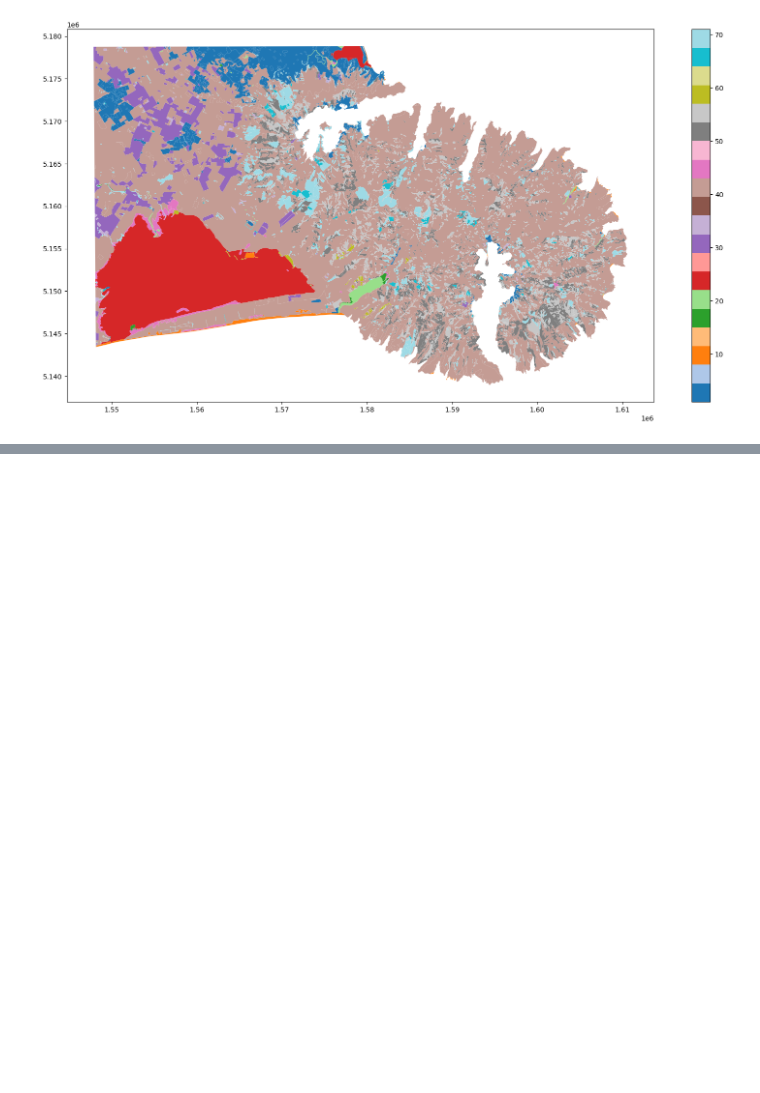
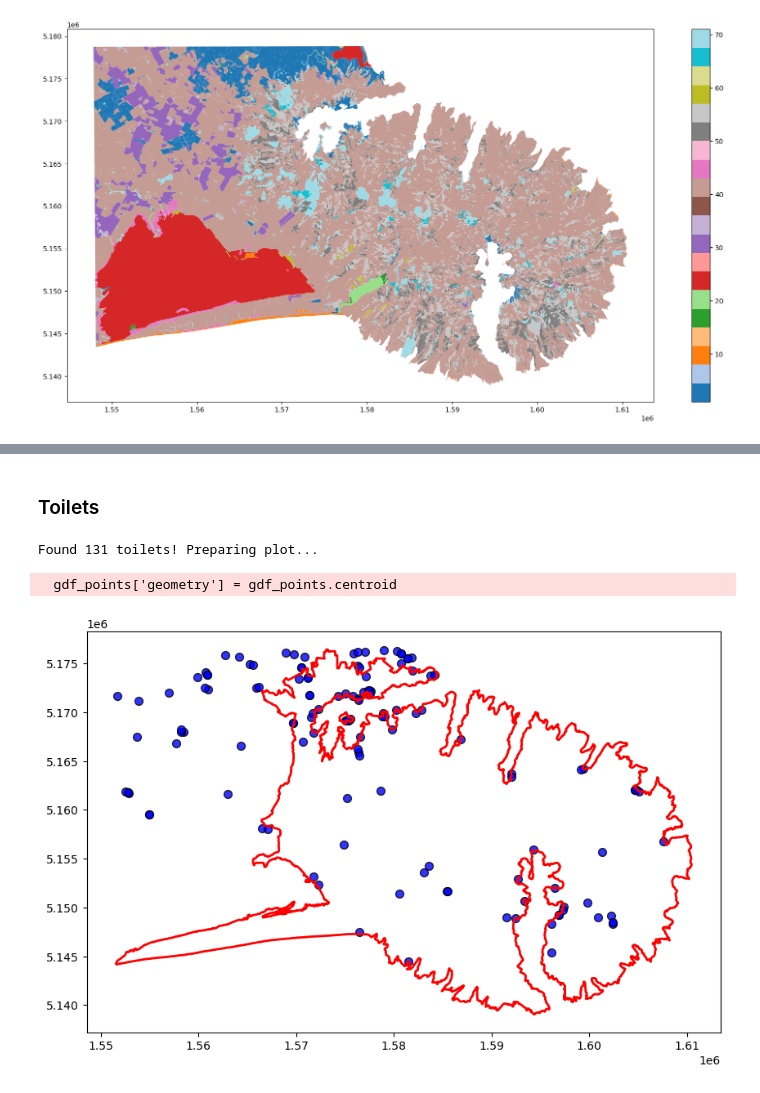
Before and after one commit to MaxwellBusby/banks-peninsula-organic-data-processing, a Jupyter notebook: GWR_Preprocessing.ipynb, the cells around one changed output, grey strips where cells are left out. Saved outputs shown, nothing was run; the diff lists cells and outputs as text; code cells hidden in the pictures; blank space fills up the shorter version.

```diff
--- a/GWR_Preprocessing.ipynb
+++ b/GWR_Preprocessing.ipynb
@@ -547,0 +589,39 @@ landcover[landcover['Name_2023']=='High Producing Exotic Grassland'].plot(faceco
+# %% [markdown]
+### Toilets
+# %%
+tags = {"amenity": "toilets"}
+mask = gpd.read_file("Data/Banks_Mask.gpkg").to_crs(epsg=4326)
+bbox = mask.total_bounds  # This gives you [minx, miny, maxx, maxy] in EPSG:4326
+gdf = ox.features_from_bbox(bbox=bbox, tags=tags)
+
+# 3. Check if we found any data
+if gdf.empty:
+    print("No toilets found in this bounding box area.")
+else:
+    print(f"Found {len(gdf)} toilets! Preparing plot...")
+
+    # OSM data can be points (nodes) or polygons (buildings/ways).
+    # Let's get the center point of everything so they plot consistently.
+    gdf_points = gdf.copy()
+    gdf_points['geometry'] = gdf_points.centroid
+
+    # 4. Project data to Web Mercator (EPSG:3857) to match background map tiles
+    gdf_points = gdf_points.to_crs(epsg=2193)
+
+    # 5. Set up the matplotlib plot
+    fig, ax = plt.subplots(figsize=(10, 10))
+
+    # Plot the toilet locations as blue circles
+    gdf_points.plot(
+        ax=ax,
+        color='blue',
+        markersize=50,
+        edgecolor='black',
+        alpha=0.8,
+        label='Public Toilets'
+    )
+    mask.to_crs(epsg=2193).boundary.plot(ax=ax, color='red', linewidth=2, label='Mask Boundary')
+# %% [output]
+Found 131 toilets! Preparing plot...
+  gdf_points['geometry'] = gdf_points.centroid
+[figure, added]
```
Also changed, not shown: parts of 10 cells of this notebook.
